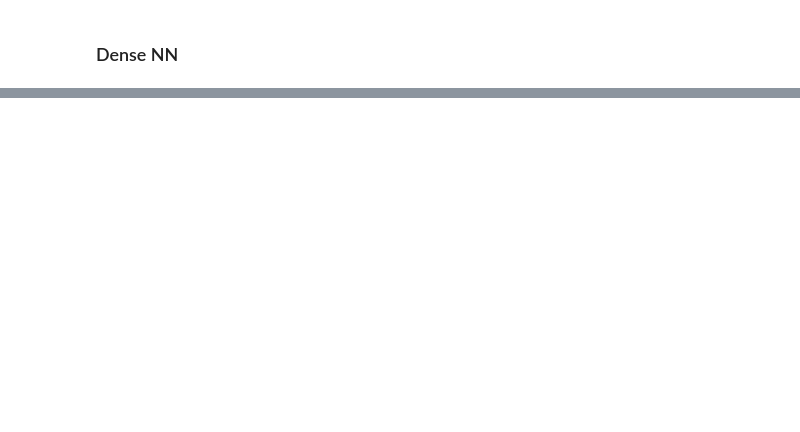
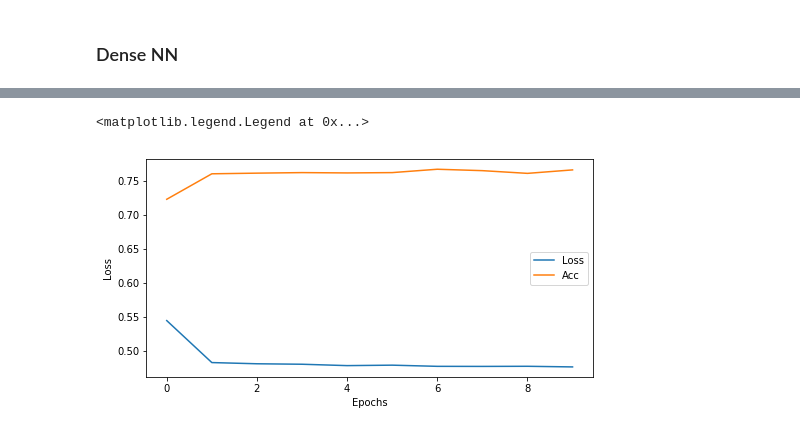
Before and after one commit to austinbeauch/speeddating, a Jupyter notebook: prototype.ipynb, the cells around one changed output, grey strips where cells are left out. Saved outputs shown, nothing was run; the diff lists cells and outputs as text; code cells hidden in the pictures; blank space fills up the shorter version.

```diff
--- a/prototype.ipynb
+++ b/prototype.ipynb
@@ -155,3 +164,13 @@ Epoch 10/10
+# %%
+plt.figure(figsize=(8,4))
+plt.plot(hist.history["loss"], label="Loss")
+plt.plot(hist.history["acc"], label="Acc")
+plt.xlabel("Epochs")
+plt.ylabel("Loss")
+plt.legend()
+# %% [output]
+<matplotlib.legend.Legend at 0x...>
+[figure, added]
 # %%
 y_pred = model.predict(X_test, batch_size=128)
 print(y_pred[:5])
```
Also changed, not shown: parts of 25 cells of this notebook.
